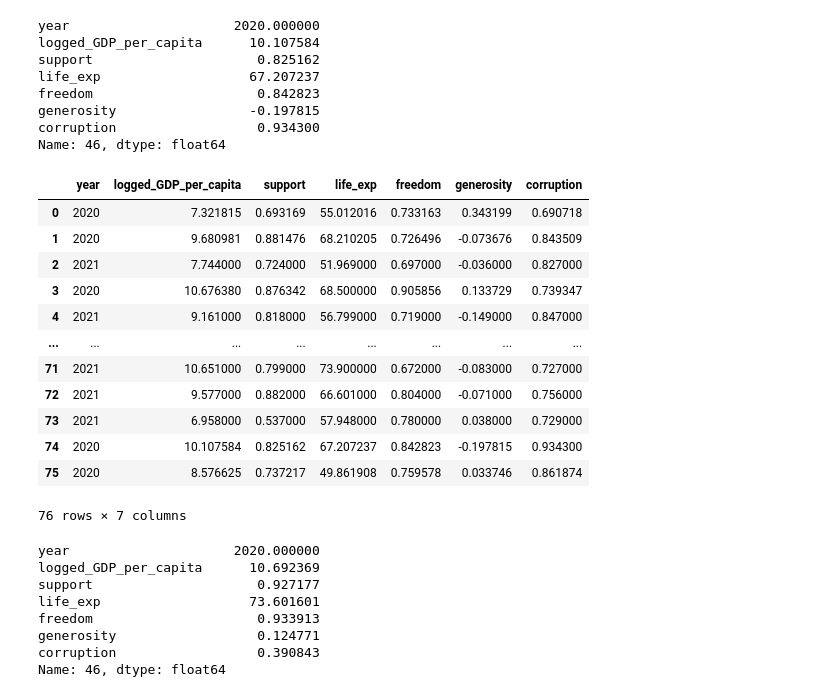
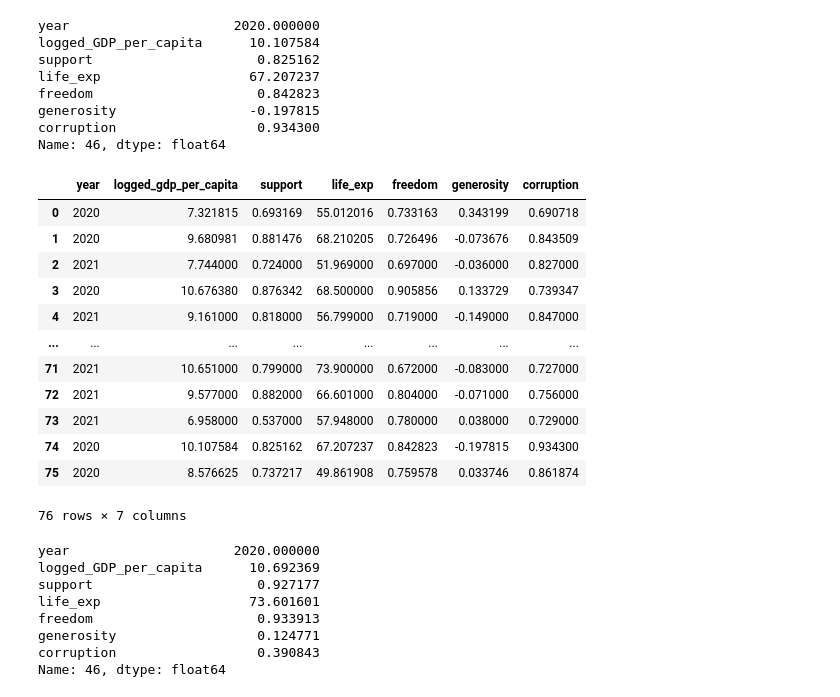
Before and after one commit to annabelcheong/project3, a Jupyter notebook: model2.ipynb, the cells around one changed output. Drawn from its saved outputs; the diff is of its cells as text; code cells hidden in the pictures.

```diff
--- a/model2.ipynb
+++ b/model2.ipynb
@@ -349,22 +349,25 @@ freedom                     0.842823
 generosity                 -0.197815
 corruption                  0.934300
 Name: 46, dtype: float64
-# %%
-X_test_new_index = X_test.reset_index()
-X_test_new_index = X_test_new_index.drop('index',axis=1)
-X_test_new_index
-# %% [output]
-|  | year | logged_GDP_per_capita | support | life_exp | freedom | generosity | corruption |
-| 0 | 2020 | 7.321815 | 0.693169 | 55.012016 | 0.733163 | 0.343199 | 0.690718 |
-| 1 | 2020 | 9.680981 | 0.881476 | 68.210205 | 0.726496 | -0.073676 | 0.843509 |
-| 2 | 2021 | 7.744000 | 0.724000 | 51.969000 | 0.697000 | -0.036000 | 0.827000 |
-| 3 | 2020 | 10.676380 | 0.876342 | 68.500000 | 0.905856 | 0.133729 | 0.739347 |
-| 4 | 2021 | 9.161000 | 0.818000 | 56.799000 | 0.719000 | -0.149000 | 0.847000 |
-| ... | ... | ... | ... | ... | ... | ... | ... |
-| 71 | 2021 | 10.651000 | 0.799000 | 73.900000 | 0.672000 | -0.083000 | 0.727000 |
-| 72 | 2021 | 9.577000 | 0.882000 | 66.601000 | 0.804000 | -0.071000 | 0.756000 |
-| 73 | 2021 | 6.958000 | 0.537000 | 57.948000 | 0.780000 | 0.038000 | 0.729000 |
-| 74 | 2020 | 10.107584 | 0.825162 | 67.207237 | 0.842823 | -0.197815 | 0.934300 |
-| 75 | 2020 | 8.576625 | 0.737217 | 49.861908 | 0.759578 | 0.033746 | 0.861874 |
-76 rows × 7 columns
+# %%
+x_test_new_index = X_test.reset_index()
+x_test_new_index = x_test_new_index.drop('index',axis=1)
+
+# Rename columns
+x_test_new_index = x_test_new_index.rename({'logged_GDP_per_capita':'logged_gdp_per_capita'}, axis='columns')
+x_test_new_index
+# %% [output]
+|  | year | logged_gdp_per_capita | support | life_exp | freedom | generosity | corruption |
+| 0 | 2020 | 7.321815 | 0.693169 | 55.012016 | 0.733163 | 0.343199 | 0.690718 |
+| 1 | 2020 | 9.680981 | 0.881476 | 68.210205 | 0.726496 | -0.073676 | 0.843509 |
+| 2 | 2021 | 7.744000 | 0.724000 | 51.969000 | 0.697000 | -0.036000 | 0.827000 |
+| 3 | 2020 | 10.676380 | 0.876342 | 68.500000 | 0.905856 | 0.133729 | 0.739347 |
+| 4 | 2021 | 9.161000 | 0.818000 | 56.799000 | 0.719000 | -0.149000 | 0.847000 |
+| ... | ... | ... | ... | ... | ... | ... | ... |
+| 71 | 2021 | 10.651000 | 0.799000 | 73.900000 | 0.672000 | -0.083000 | 0.727000 |
+| 72 | 2021 | 9.577000 | 0.882000 | 66.601000 | 0.804000 | -0.071000 | 0.756000 |
+| 73 | 2021 | 6.958000 | 0.537000 | 57.948000 | 0.780000 | 0.038000 | 0.729000 |
+| 74 | 2020 | 10.107584 | 0.825162 | 67.207237 | 0.842823 | -0.197815 | 0.934300 |
+| 75 | 2020 | 8.576625 | 0.737217 | 49.861908 | 0.759578 | 0.033746 | 0.861874 |
+76 rows × 7 columns
 # %%
```
Also changed, not shown: parts of 9 cells of this notebook, 2 other files.
